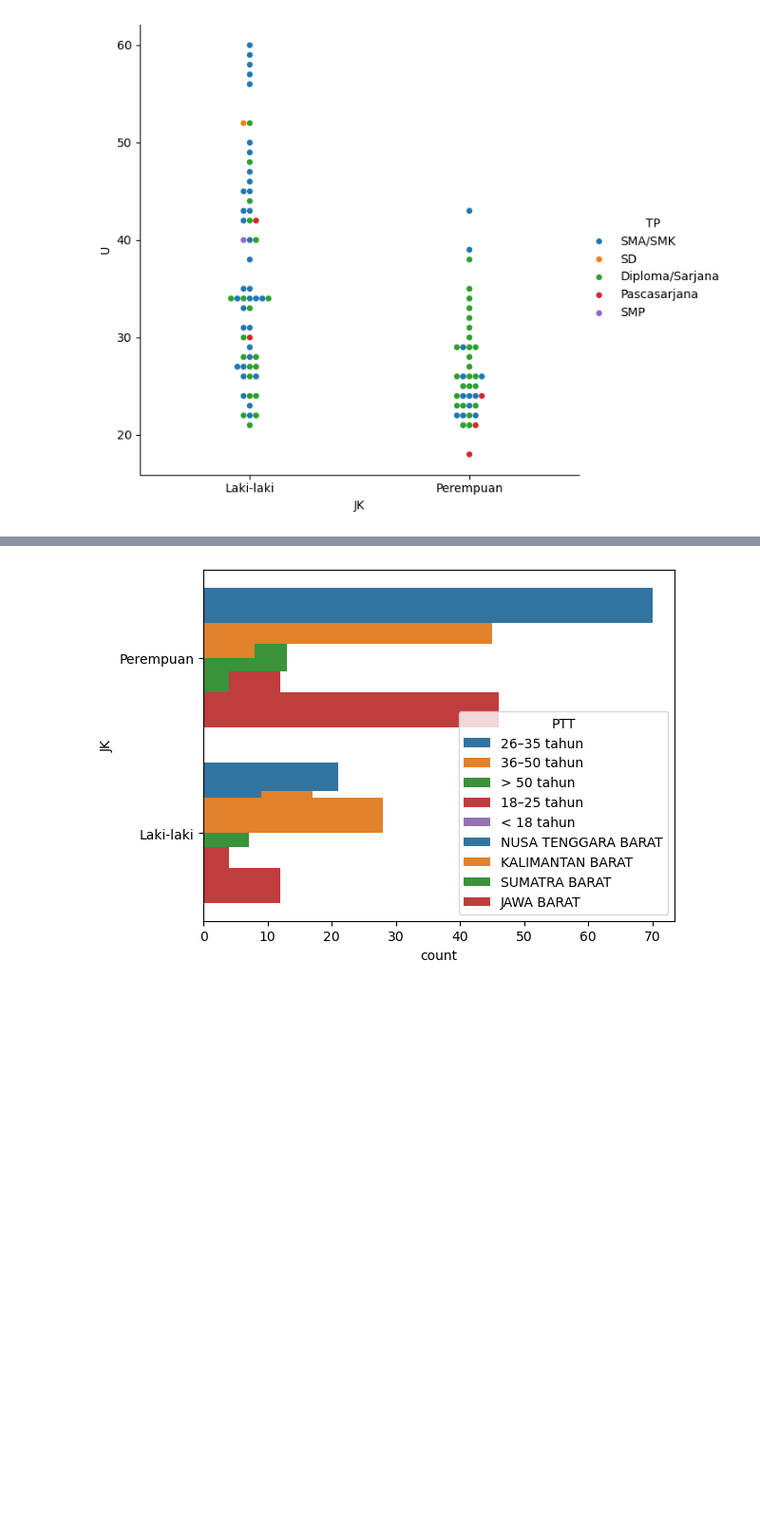
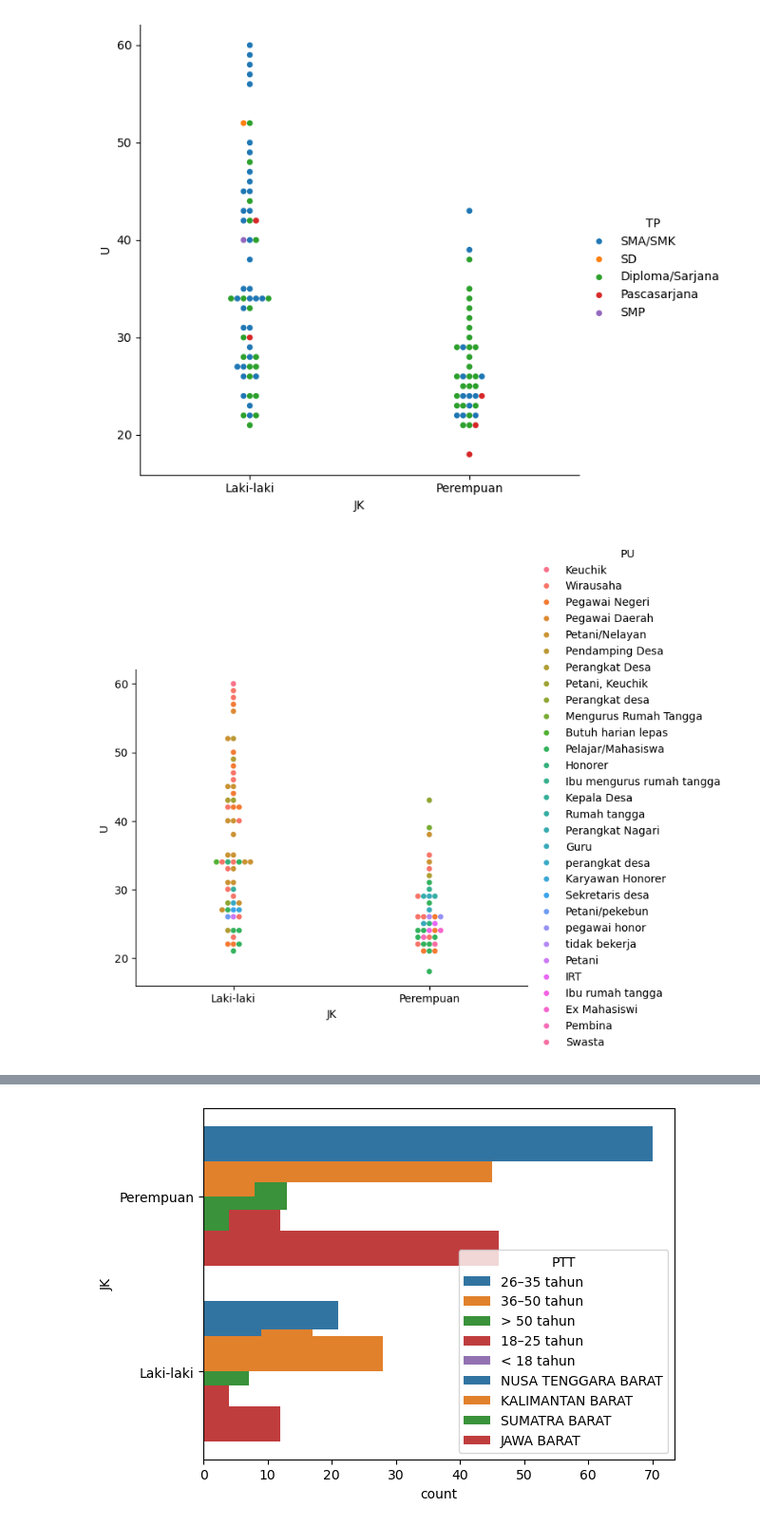
Before and after one commit to taudataanalytics/bakti2024, a Jupyter notebook: Bakti-2024.ipynb, the cells around one changed output, grey strips where cells are left out. Shown at 95% size. Drawn from its saved outputs; the diff is of its cells as text; code cells hidden in the pictures; blank space fills up the shorter version.

```diff
--- a/Bakti-2024.ipynb
+++ b/Bakti-2024.ipynb
@@ -465,3 +465,9 @@ sns.catplot(x="JK", y="U", hue="TP", kind="swarm", data=dfS, height=6, aspect=1.
 plt.show()
 # %% [output]
 [figure]
+# %%
+dfS = dfS.sort_values(by=['U'], ascending=False)
+sns.catplot(x="JK", y="U", hue="PU", kind="swarm", data=dfS, height=6, aspect=1.0)
+plt.show()
+# %% [output]
+[figure, added]
```
Also changed, not shown: parts of 5 cells of this notebook.
